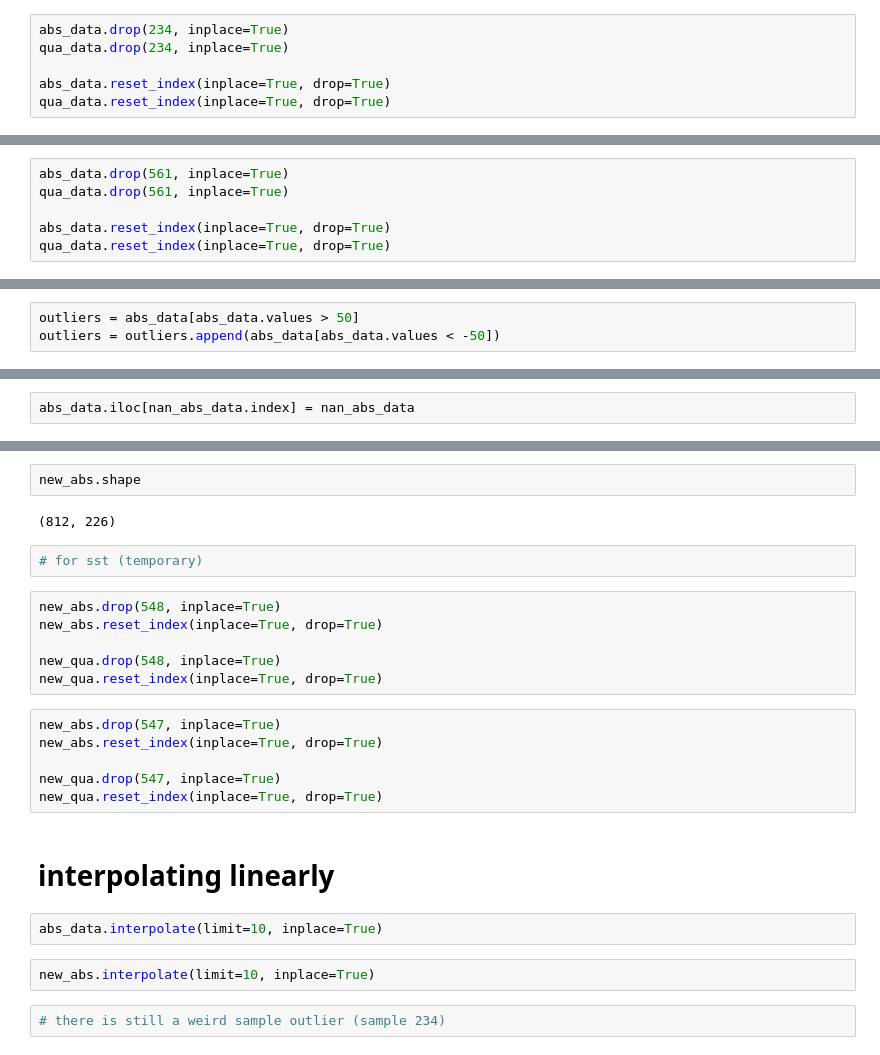
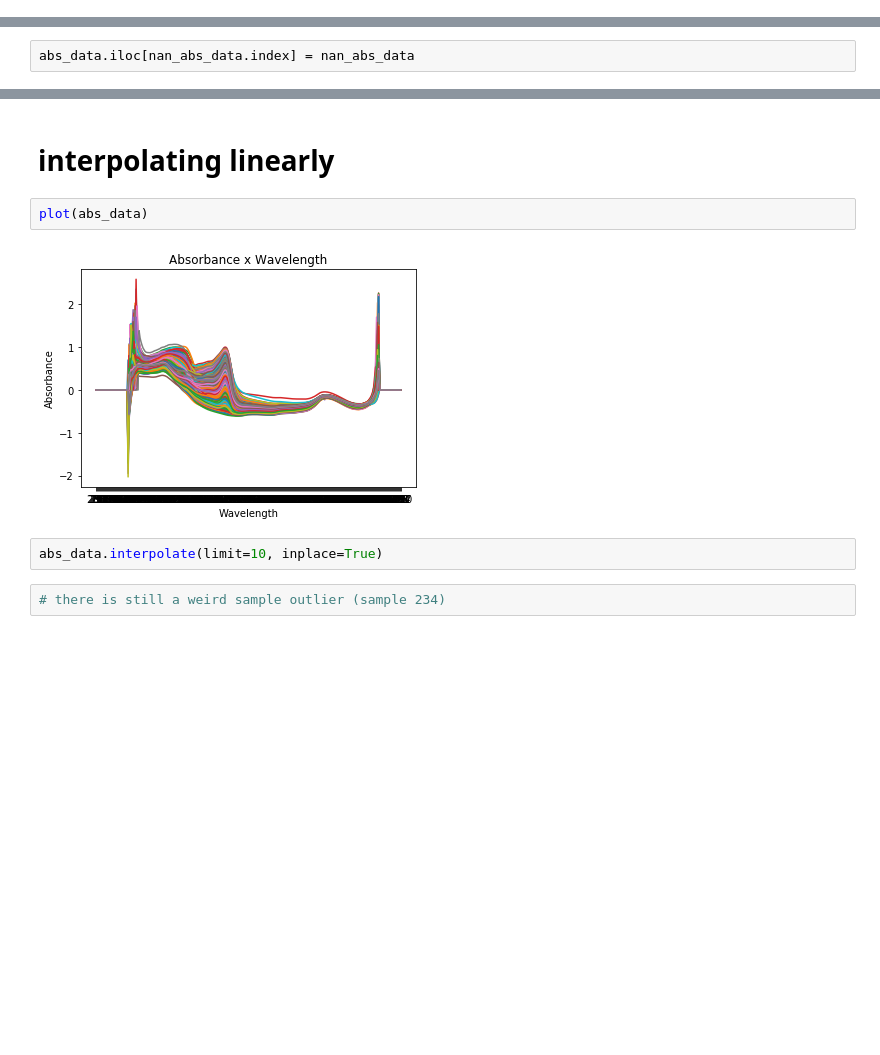
Before and after one commit to danielesreis/pibic-2018, a Jupyter notebook: notebooks/2. data_treatment.ipynb, the cells around one changed output, grey strips where cells are left out. Drawn from its saved outputs; the diff is of its cells as text; blank space fills up the shorter version.

```diff
--- a/notebooks/2. data_treatment.ipynb
+++ b/notebooks/2. data_treatment.ipynb
@@ -72,6 +48,0 @@ dtype: float64
-# %%
-abs_data.drop(234, inplace=True)
-qua_data.drop(234, inplace=True)
-
-abs_data.reset_index(inplace=True, drop=True)
-qua_data.reset_index(inplace=True, drop=True)
@@ -87,6 +48,0 @@ dtype: float64
-# %%
-abs_data.drop(561, inplace=True)
-qua_data.drop(561, inplace=True)
-
-abs_data.reset_index(inplace=True, drop=True)
-qua_data.reset_index(inplace=True, drop=True)
@@ -98,3 +63,0 @@ new_qua = qua_data.drop(outliers.index).drop([234,562])
-# %%
-outliers = abs_data[abs_data.values > 50]
-outliers = outliers.append(abs_data[abs_data.values < -50])
@@ -115,27 +81,11 @@ new_abs.iloc[nan_abs_data.index] = nan_abs_data
-# %%
-new_abs.shape
-# %% [output]
-(812, 226)
-# %%
-# for sst (temporary)
-# %%
-new_abs.drop(548, inplace=True)
-new_abs.reset_index(inplace=True, drop=True)
-
-new_qua.drop(548, inplace=True)
-new_qua.reset_index(inplace=True, drop=True)
-# %%
-new_abs.drop(547, inplace=True)
-new_abs.reset_index(inplace=True, drop=True)
-
-new_qua.drop(547, inplace=True)
-new_qua.reset_index(inplace=True, drop=True)
 # %% [markdown]
 # interpolating linearly
+# %%
+plot(abs_data)
+# %% [output]
+[figure, added]
 # %%
 abs_data.interpolate(limit=10, inplace=True)
-# %%
-new_abs.interpolate(limit=10, inplace=True)
 # %%
 # there is still a weird sample outlier (sample 234)
 # %%
```
Also changed, not shown: parts of 36 cells of this notebook, 4 other files.
